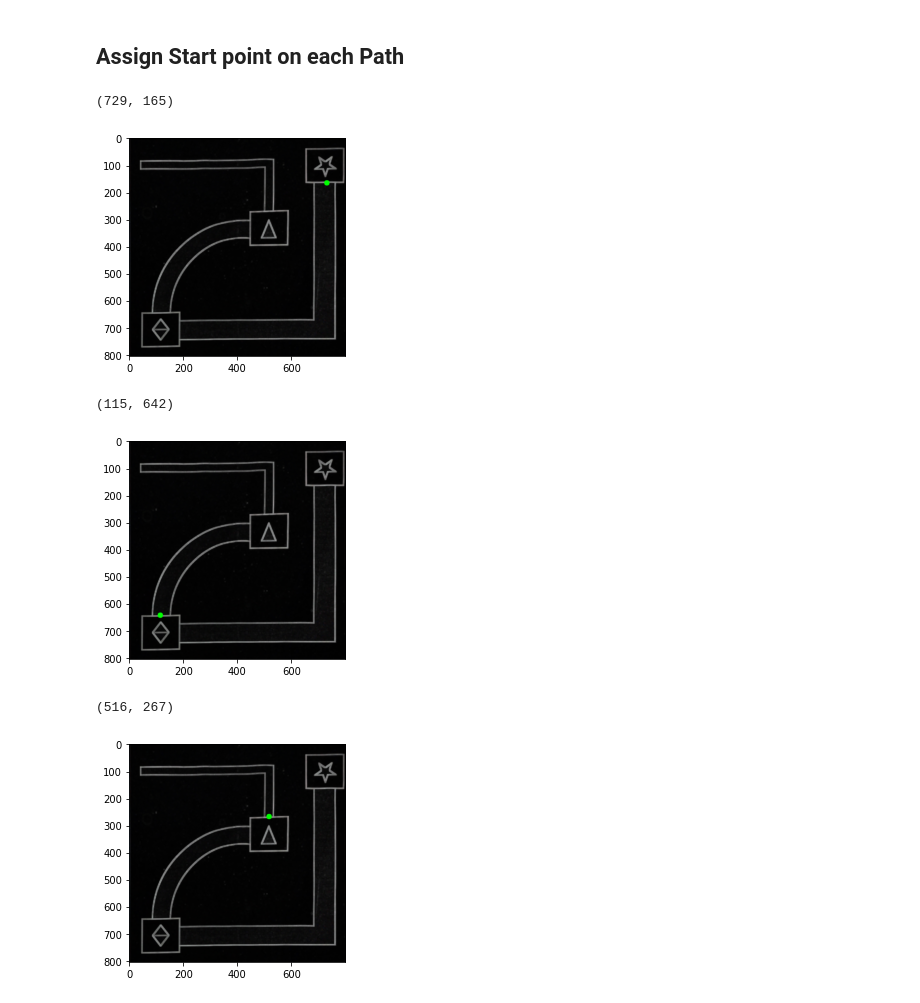
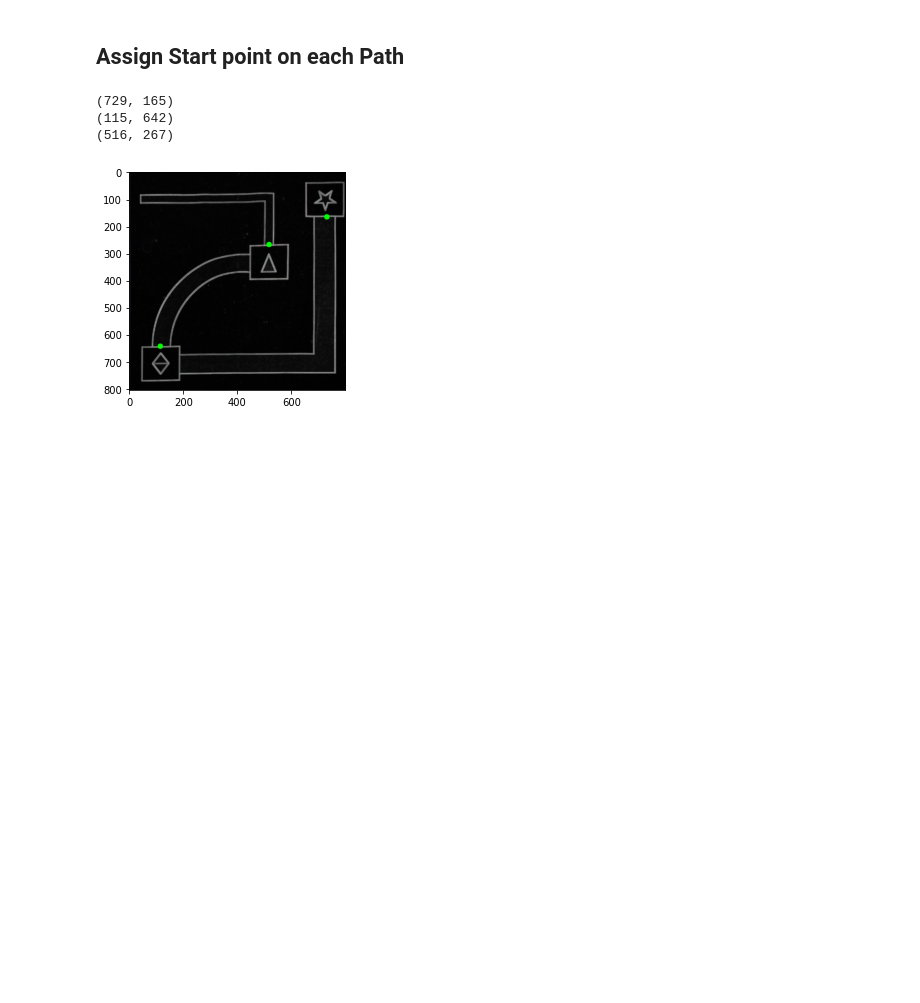
Before and after one commit to teerameth/Module6-7, a Jupyter notebook: MileStone27.ipynb, the cells around one changed output. Drawn from its saved outputs; the diff is of its cells as text; code cells hidden in the pictures; blank space fills up the shorter version.

```diff
--- a/MileStone27.ipynb
+++ b/MileStone27.ipynb
@@ -157,17 +162,17 @@ imshows(visual, [str(x) for x in range(len(visual))])
 # %% [markdown]
 ## Assign Start point on each Path
 # %%
+canvas = frame.copy()
 for i in range(int(len(sorted_object)/2)):
     marker = sorted_object[2*i]
     path = sorted_object[2*i+1]
     path_start_point = cp.nearestPoint(marker.center, path.contour)
     path.set_start(path_start_point)
     print(path.start)
-    imshow(cv2.circle(frame.copy(), path.start, 10, (0, 255, 0), -1))
+    cv2.circle(canvas, path.start, 10, (0, 255, 0), -1)
+imshow(canvas)
 # %% [output]
 (729, 165)
+(115, 642)
+(516, 267)
-[figure, old version]
+[figure, new version]
-(115, 642)
-[figure, removed]
-(516, 267)
-[figure, removed]
```
Also changed, not shown: parts of 7 cells of this notebook, 1 other file.
